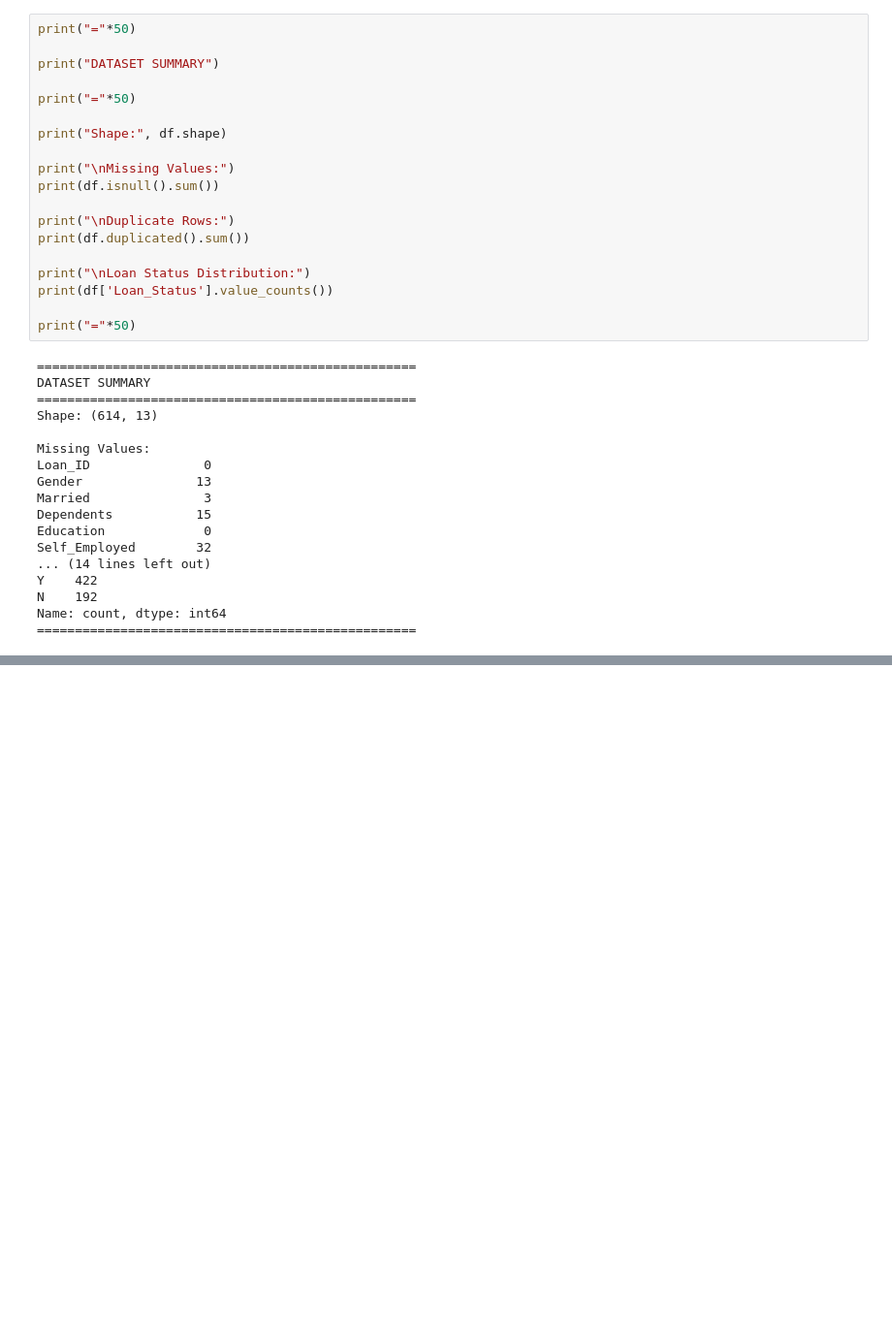
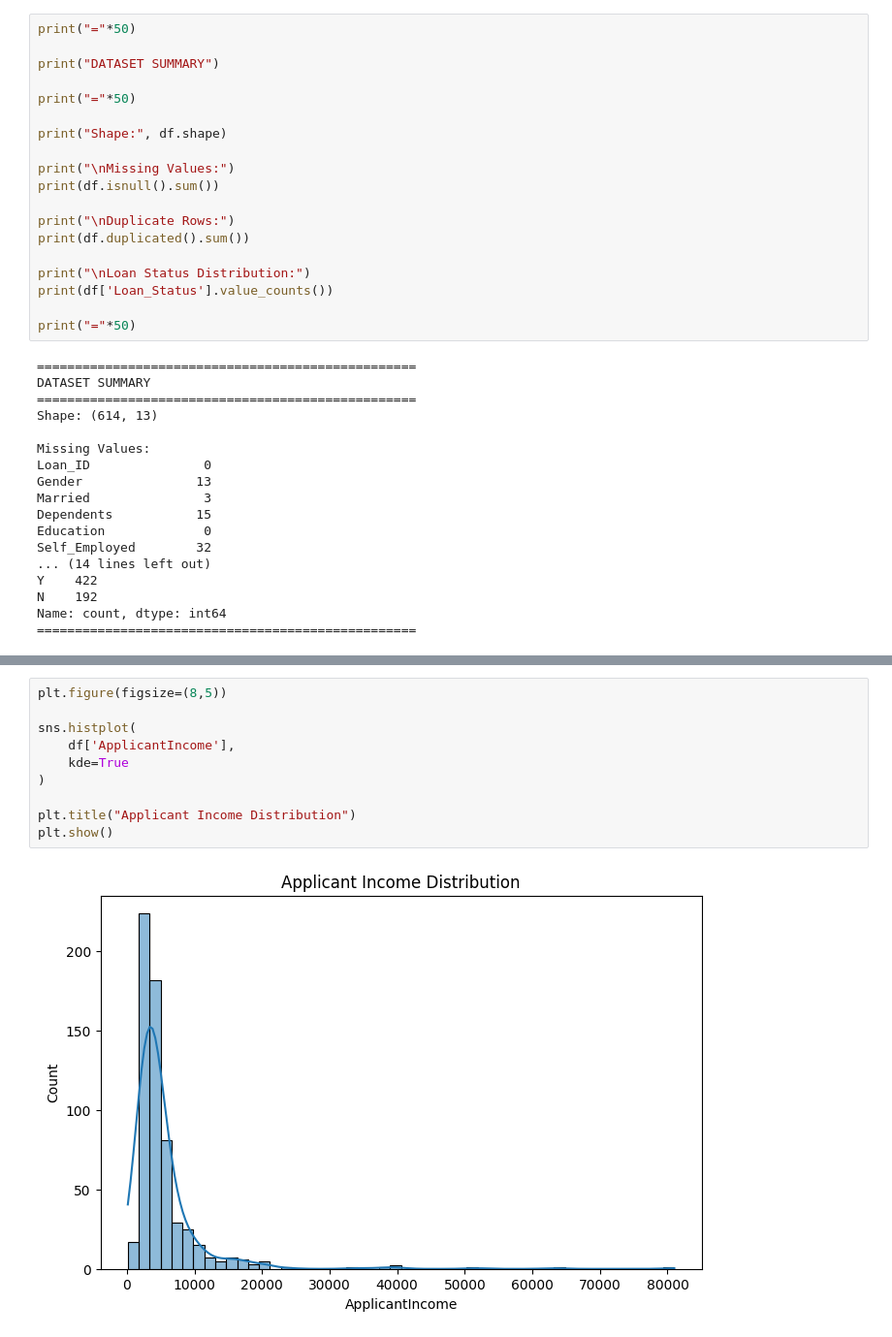
Before and after one commit to Siddhitapase20/creditrisk-ai-loan-default-prediction, a Jupyter notebook: notebooks/phase1_data_understanding.ipynb, the cells around one changed output, grey strips where cells are left out. Shown at 97% size. Cells and saved outputs as stored; diff of their text form; blank space fills up the shorter version.

```diff
--- a/notebooks/phase1_data_understanding.ipynb
+++ b/notebooks/phase1_data_understanding.ipynb
@@ -204,0 +234,12 @@ Name: count, dtype: int64
+# %%
+plt.figure(figsize=(8,5))
+
+sns.histplot(
+    df['ApplicantIncome'],
+    kde=True
+)
+
+plt.title("Applicant Income Distribution")
+plt.show()
+# %% [output]
+[figure, added]
```
Also changed, not shown: parts of 12 cells of this notebook.
